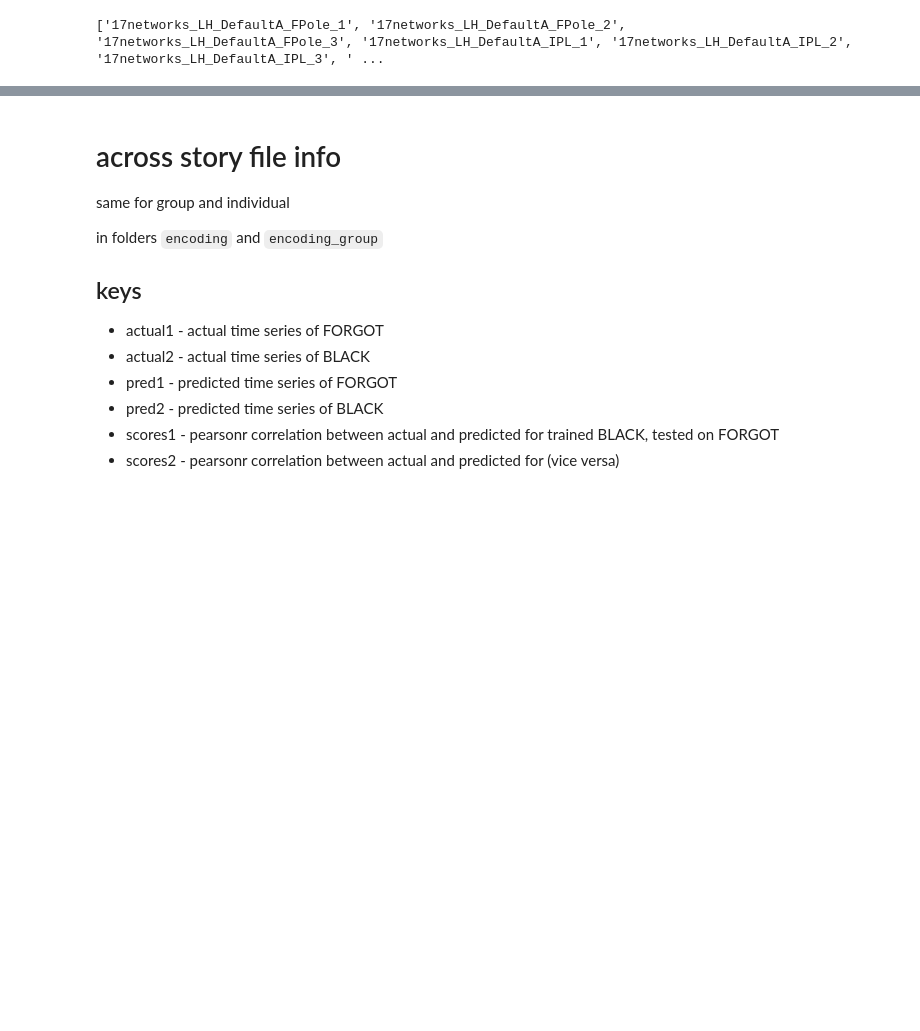
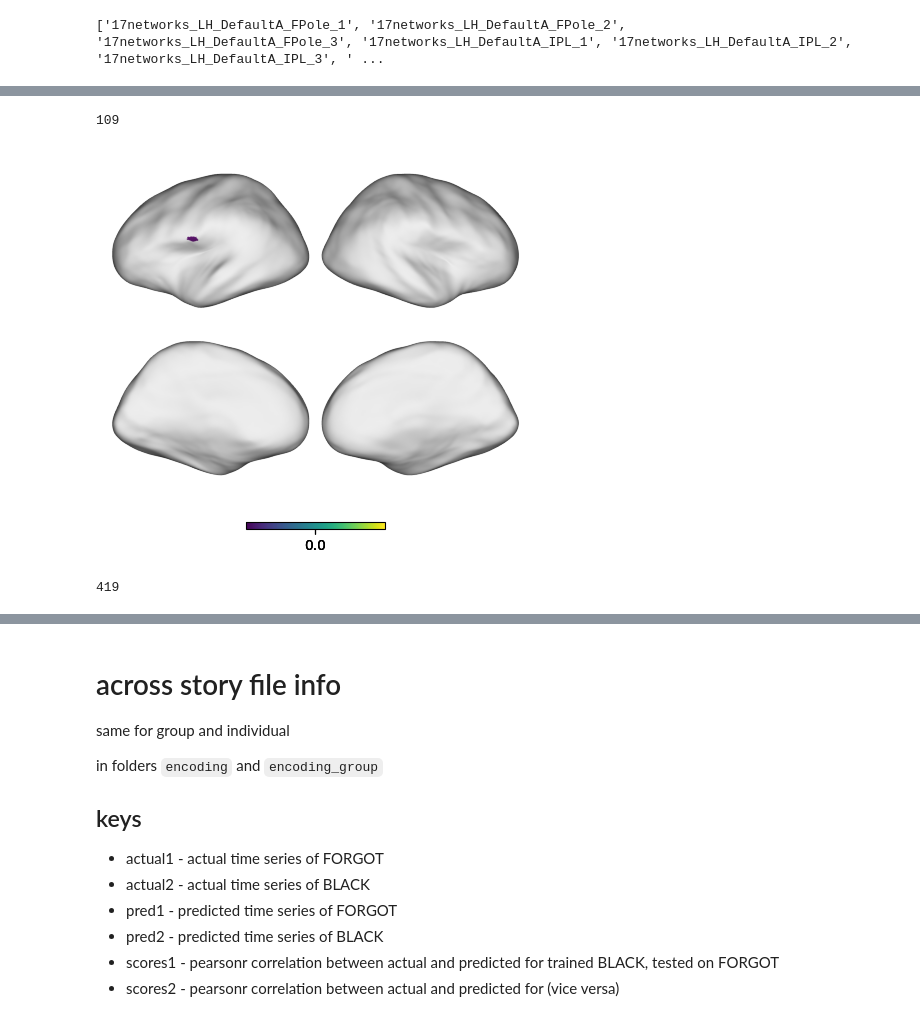
Before and after one commit to zaidzada/narrative-enc, a Jupyter notebook: code/gradients.ipynb, the cells around one changed output, grey strips where cells are left out. Saved outputs shown, nothing was run; the diff lists cells and outputs as text; code cells hidden in the pictures; blank space fills up the shorter version.

```diff
--- a/code/gradients.ipynb
+++ b/code/gradients.ipynb
@@ -26,0 +49,13 @@ plot.surface_plot(atlas.label_img, cmap='viridis', vmin=0);
+# %%
+atlas.label2id['17networks_LH_Language_IFG_1']
+# %% [output]
+109
+# %%
+roimask = atlas.roimask(['17networks_LH_SomMotB_20'])
+plot.surface_plot(roimask.astype(int), cmap='viridis', vmin=0);
+# %% [output]
+[figure, added]
+# %%
+atlas.label2id['17networks_LH_SomMotB_21']
+# %% [output]
+419
```
Also changed, not shown: parts of 10 cells of this notebook, 6 other files.
